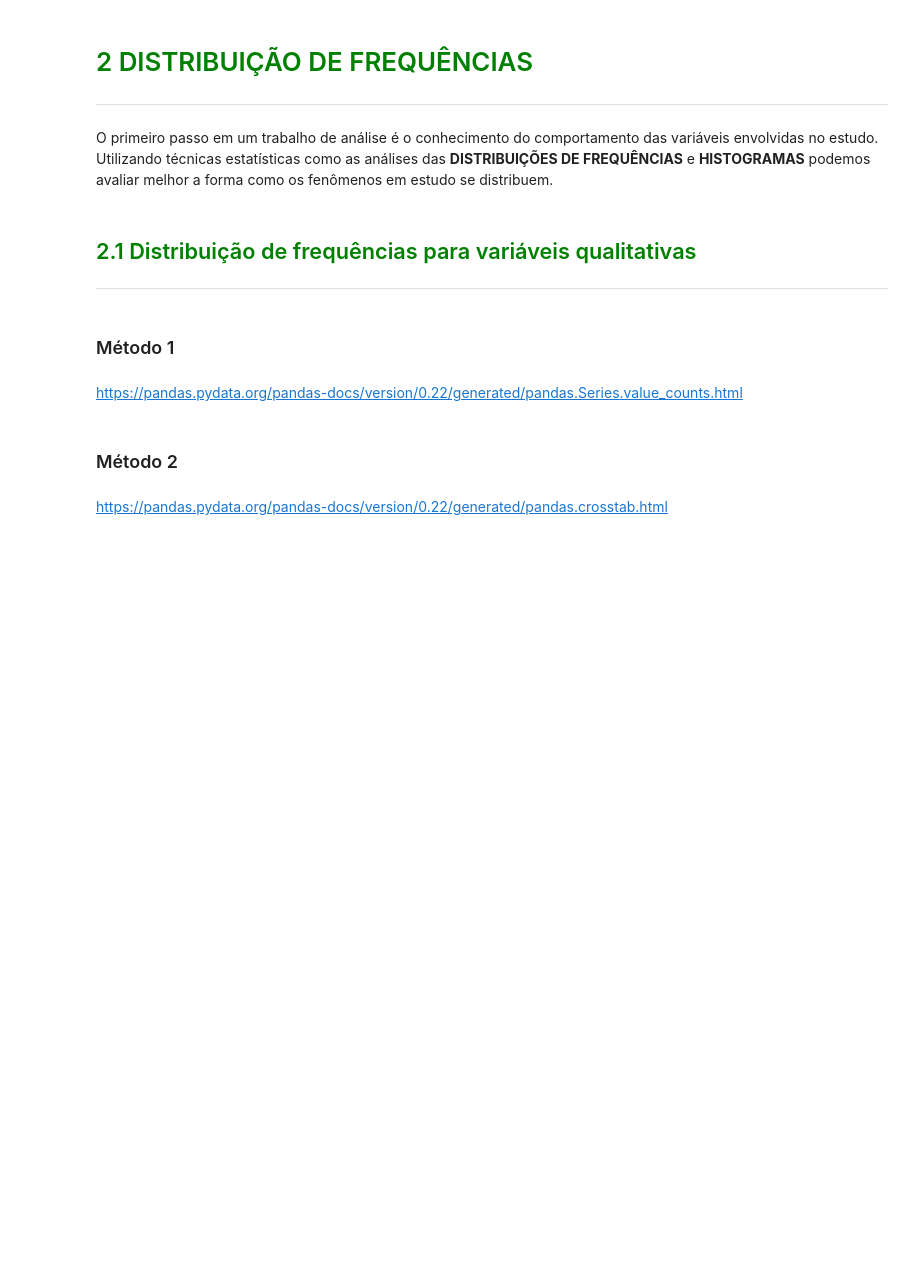
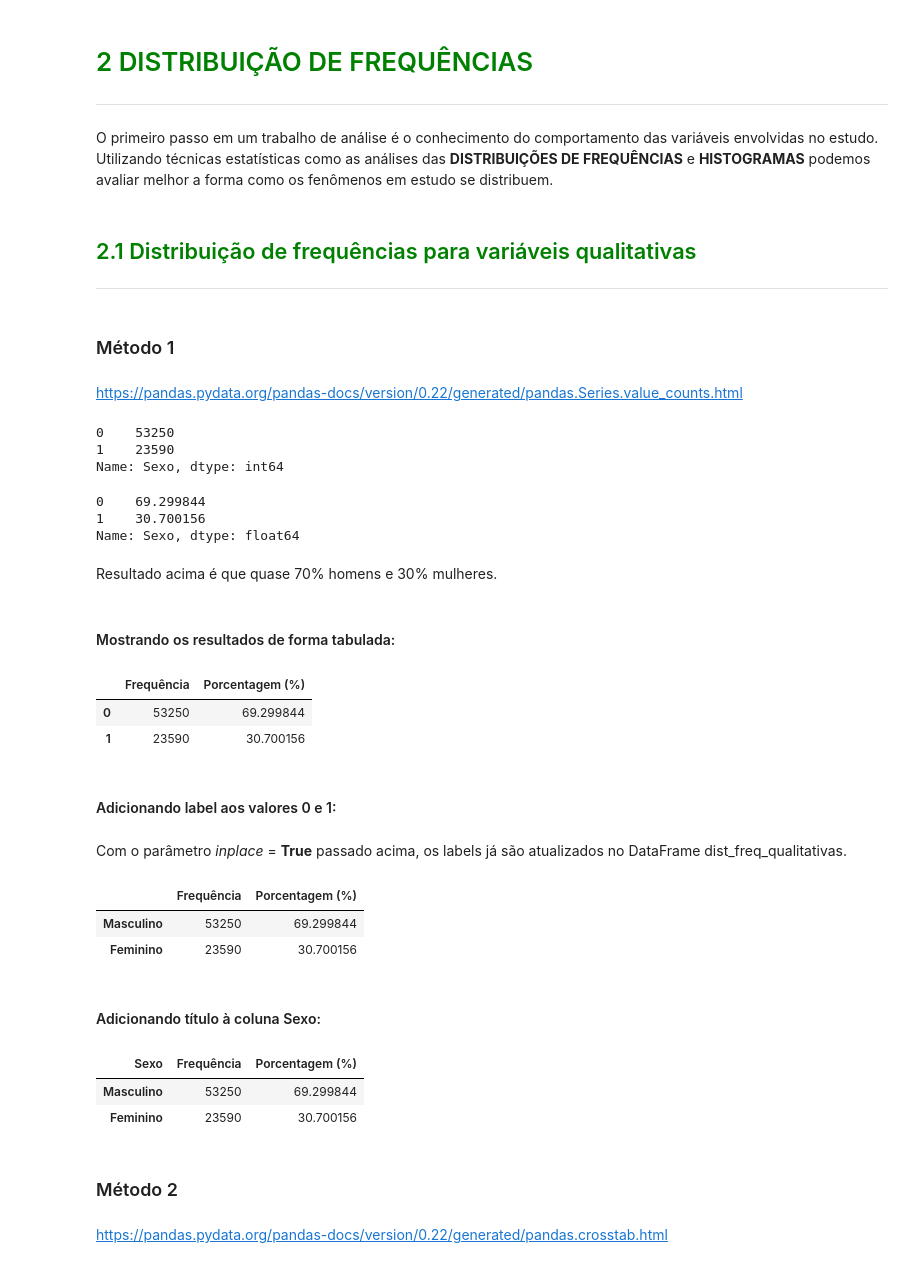
Before and after one commit to thiagovf/Alura-EstatisticaPython, a Jupyter notebook: Curso_de_Estatística_Parte_1.ipynb, the cells around one changed output. Drawn from its saved outputs; the diff is of its cells as text; code cells hidden in the pictures; blank space fills up the shorter version.

```diff
--- a/Curso_de_Estatística_Parte_1.ipynb
+++ b/Curso_de_Estatística_Parte_1.ipynb
@@ -230,3 +234,33 @@ O primeiro passo em um trabalho de análise é o conhecimento do comportamento d
 ### Método 1
 # %% [markdown]
 https://pandas.pydata.org/pandas-docs/version/0.22/generated/pandas.Series.value_counts.html
+# %%
+dados.Sexo.value_counts()
+# %% [output]
+0    53250
+1    23590
+Name: Sexo, dtype: int64
+# %%
+dados.Sexo.value_counts(normalize = True) * 100 # Vai dar o percentual de cada.
+# %% [output]
+0    69.299844
+1    30.700156
+Name: Sexo, dtype: float64
+# %% [markdown]
+Resultado acima é que quase 70% homens e 30% mulheres.
+# %% [markdown]
+#### Mostrando os resultados de forma tabulada:
+# %%
+frequencia = dados.Sexo.value_counts()
+percentual = dados.Sexo.value_counts(normalize = True) * 100
+dist_freq_qualitativas = pd.DataFrame({
+    'Frequência': frequencia,
+    'Porcentagem (%)': percentual
+})
+dist_freq_qualitativas
+# %% [output]
+|  | Frequência | Porcentagem (%) |
+| 0 | 53250 | 69.299844 |
+| 1 | 23590 | 30.700156 |
+# %% [markdown]
+#### Adicionando label aos valores 0 e 1:
@@ -232,0 +269,10 @@ https://pandas.pydata.org/pandas-docs/version/0.22/generated/pandas.Series.value
+# %% [markdown]
+Com o parâmetro *inplace* = **True** passado acima, os labels já são atualizados no DataFrame dist_freq_qualitativas.
+# %%
+dist_freq_qualitativas
+# %% [output]
+|  | Frequência | Porcentagem (%) |
+| Masculino | 53250 | 69.299844 |
+| Feminino | 23590 | 30.700156 |
+# %% [markdown]
+#### Adicionando título à coluna Sexo:
@@ -233,3 +281,9 @@ https://pandas.pydata.org/pandas-docs/version/0.22/generated/pandas.Series.value
+# %%
+dist_freq_qualitativas
+# %% [output]
+| Sexo | Frequência | Porcentagem (%) |
+| Masculino | 53250 | 69.299844 |
+| Feminino | 23590 | 30.700156 |
 # %% [markdown]
 ### Método 2
 # %% [markdown]
```
Also changed, not shown: parts of 12 cells of this notebook.
